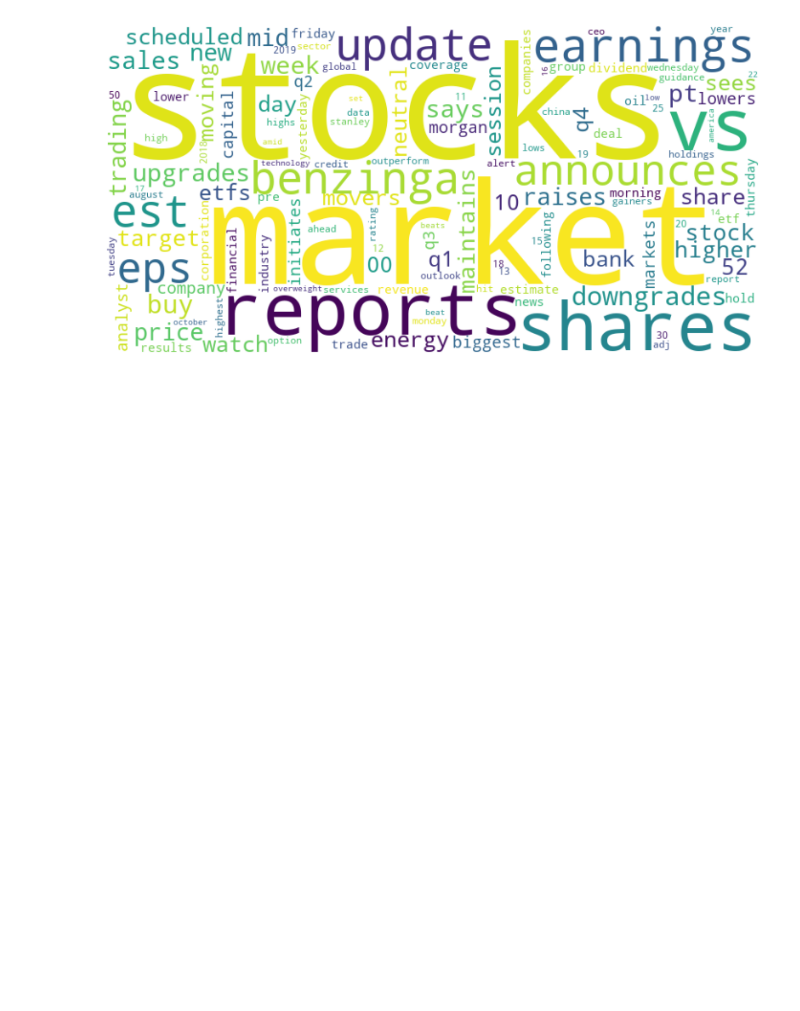
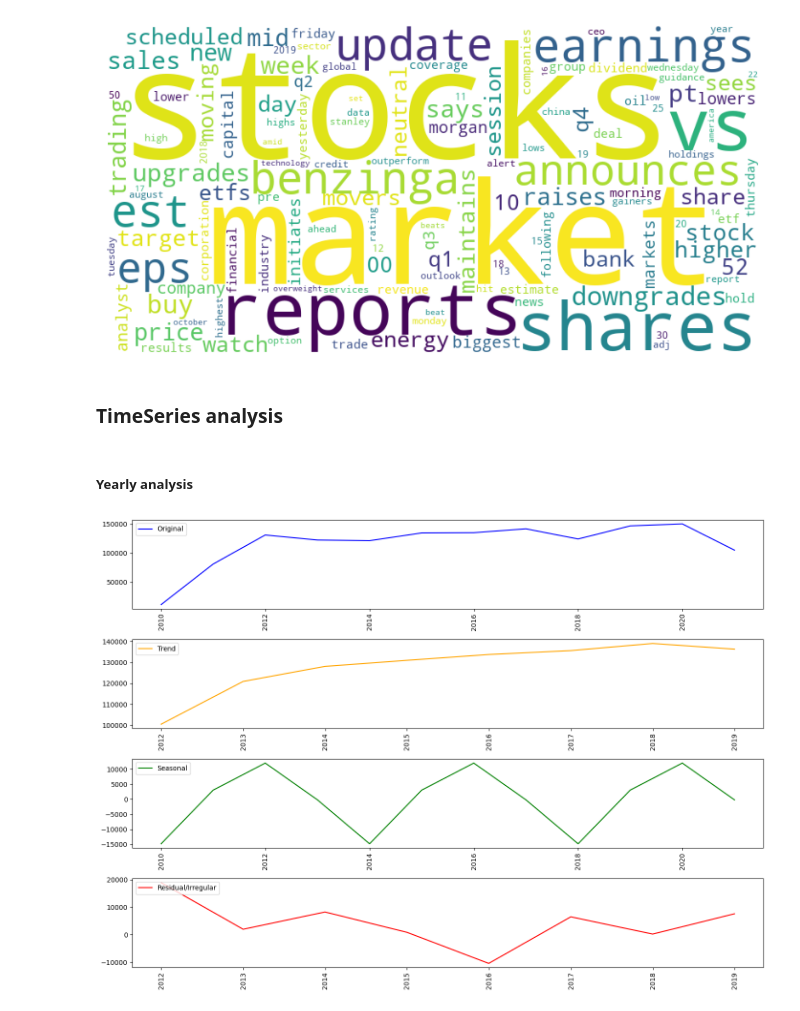
Before and after one commit to Yosef-ft/Stock_Analysis, a Jupyter notebook: notebooks/EDA.ipynb, the cells around one changed output. Cells and saved outputs as stored; diff of their text form; code cells hidden in the pictures; blank space fills up the shorter version.

Commit message:
Timeseries analysis

```diff
--- a/notebooks/EDA.ipynb
+++ b/notebooks/EDA.ipynb
@@ -142,0 +131,3 @@ Name: sentiment, dtype: float64
+# %%
+news['sentiment_category'] = news['sentiment'].apply(lambda x: LangProcess.categorize_headline(x))
+px.bar(news['sentiment_category'].value_counts())
@@ -165,3 +166,16 @@ dtype: float64
 LangProcess.plot_wordCloud(word_count)
 # %% [output]
 [figure]
+# %% [markdown]
+### TimeSeries analysis
+# %%
+from TimeSeries import *
+TSA = TimeAnalysis(news)
+
+time_series_daily, time_series_monthly, time_series_yearly = TSA.date_prep()
+# %% [markdown]
+##### Yearly analysis
+# %%
+TSA.time_decompose(time_series_yearly, 4)
+# %% [output]
+[figure, added]
```
Also changed, not shown: parts of 21 cells of this notebook.
